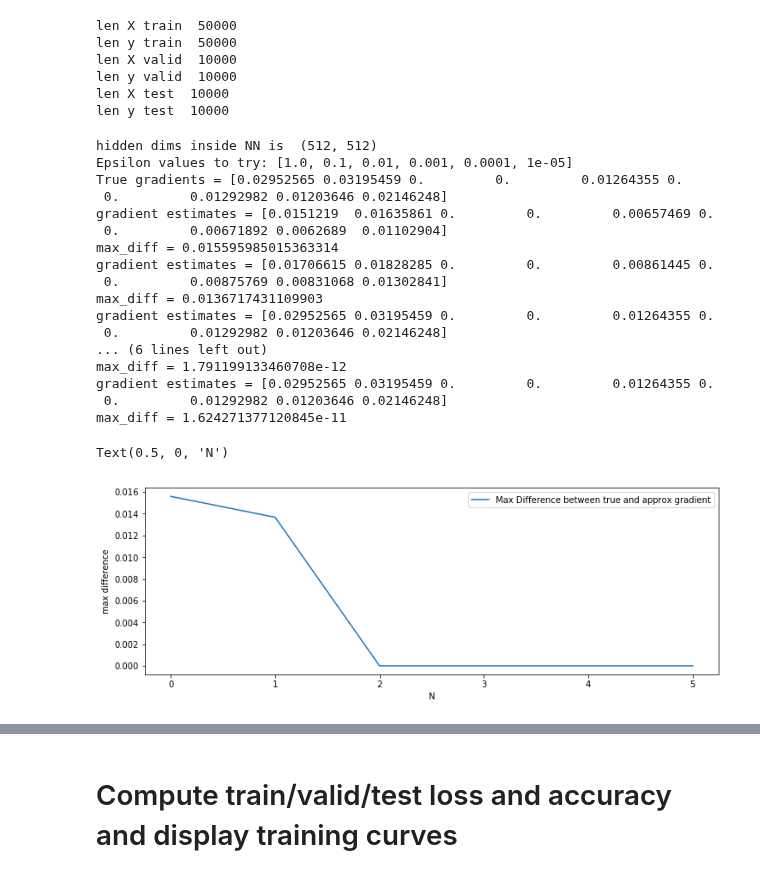
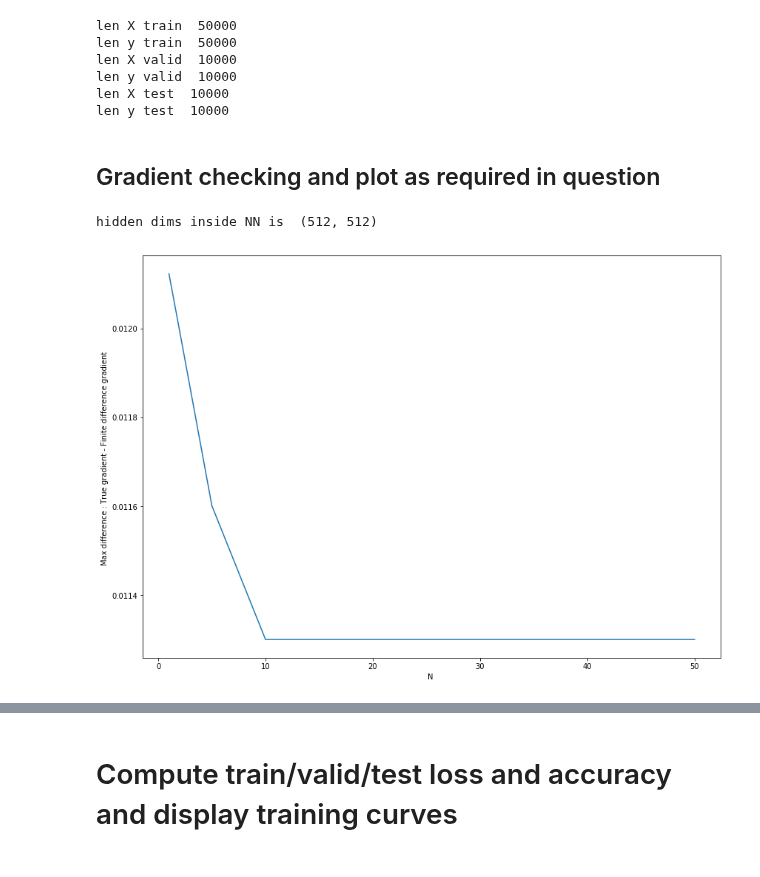
Before and after one commit to deepaks4077/IFT6135, a Jupyter notebook: IFT6135_HWK1_Q1.ipynb, the cells around one changed output, grey strips where cells are left out. Saved outputs shown, nothing was run; the diff lists cells and outputs as text; code cells hidden in the pictures.

```diff
--- a/IFT6135_HWK1_Q1.ipynb
+++ b/IFT6135_HWK1_Q1.ipynb
@@ -190,56 +193,61 @@ len X valid  10000
 len y valid  10000
 len X test  10000
 len y test  10000
+# %% [markdown]
+## Gradient checking and plot as required in question
 # %%
 import math
+
+def plot_max_diff_grad(eps_list, max_diff_list):
+    plt.xlabel('epsilon ')
+    plt.ylabel('Max difference : True gradient - Finite difference gradient ')
+    plt.plot(eps_list, max_diff_list)
+
+def plot_max_diff_grad_N(N_list, max_diff_list):
+    plt.xlabel('N ')
+    plt.ylabel('Max difference : True gradient - Finite difference gradient ')
+    plt.plot(N_list, max_diff_list)
 
 x1 = X_train[0]
 y1 = y_train_onehot[0]
 
-mlp = NN(hidden_dims = (414, 414), weight_initer = GlorotInitializer(), input_size = 784, output_size = 10)
+mlp = NN(hidden_dims = (512, 512), weight_initer = GlorotInitializer(), input_size = 784, output_size = 10)
 ha_1, hs_1, ha_2, hs_2, oa, os = mlp.forward(x1)
 
 # grab the true gradients for the weights of the first layer
 true_gradients = mlp.backward(y1, x1, ha_1, hs_1, ha_2, hs_2, oa, os)
 
-N = 5
-chosen_epsilon = [1 / float(math.pow(10, n)) for n in range(0, N + 1)]
+possible_epsilon = []
+N_list = []
+for k in range(1,6):
+    for i in range(6):
+        possible_epsilon.append(1 / float(k * math.pow(10, i)))
 
-print(f"Epsilon values to try: {chosen_epsilon}")
-print(f"True gradients = {true_gradients[3].flatten()[:10]}")
+possible_epsilon = sorted(possible_epsilon)
+N_list = [(1/float(i)) for i in possible_epsilon]
 
-max_differences = []
-for eps in chosen_epsilon:
-    finite_diff_grad = mlp.finite_diff(x1,y1, eps=eps)
-    print(f"gradient estimates = {finite_diff_grad.flatten()[:10]}")
+N_list = N_list[-10:]
+possible_epsilon = possible_epsilon[-10:]
+
+max_diff_list = []
+
+for epsilon in possible_epsilon:
+    finite_diff_grad = mlp.finite_diff(x1,y1, eps=epsilon)
     difference = np.abs(finite_diff_grad.flatten()[:10] - true_gradients[3].flatten()[:10])
     max_diff = np.max(difference)
-    print(f"max_diff = {max_diff}")
+    max_diff_list.append(max_diff)
 
-    max_differences.append(max_diff)
+fig_size = plt.rcParams["figure.figsize"]
+# Set figure width to 14 and height to 10
+fig_size[0] = 14
+fig_size[1] = 10
+plt.rcParams["figure.figsize"] = fig_size
+plt.rcParams["legend.fontsize"] = 20
+plt.rcParams["legend.handlelength"] = 2
+plt.rcParams["axes.titlesize"] = 'large'
+plt.rcParams["axes.labelsize"] = 'medium'
 
-plt.figure(figsize=(12, 4))
-plt.plot([math.pow(10, n) for n in range(0, N + 1)], max_differences, label='Max Difference between true and approx gradient')
-plt.legend()
-plt.ylabel('max difference')
-plt.xlabel('N')
+plot_max_diff_grad_N(N_list, max_diff_list)
 # %% [output]
 hidden dims inside NN is  (512, 512)
-Epsilon values to try: [1.0, 0.1, 0.01, 0.001, 0.0001, 1e-05]
-True gradients = [0.02952565 0.03195459 0.         0.         0.01264355 0.
- 0.         0.01292982 0.01203646 0.02146248]
-gradient estimates = [0.0151219  0.01635861 0.         0.         0.00657469 0.
- 0.         0.00671892 0.0062689  0.01102904]
-max_diff = 0.015595985015363314
-gradient estimates = [0.01706615 0.01828285 0.         0.         0.00861445 0.
- 0.         0.00875769 0.00831068 0.01302841]
-max_diff = 0.0136717431109903
-gradient estimates = [0.02952565 0.03195459 0.         0.         0.01264355 0.
- 0.         0.01292982 0.01203646 0.02146248]
-... (6 lines left out)
-max_diff = 1.791199133460708e-12
-gradient estimates = [0.02952565 0.03195459 0.         0.         0.01264355 0.
- 0.         0.01292982 0.01203646 0.02146248]
-max_diff = 1.624271377120845e-11
-Text(0.5, 0, 'N')
-[figure, old version]
+[figure, new version]
```
Also changed, not shown: parts of 5 cells of this notebook.
